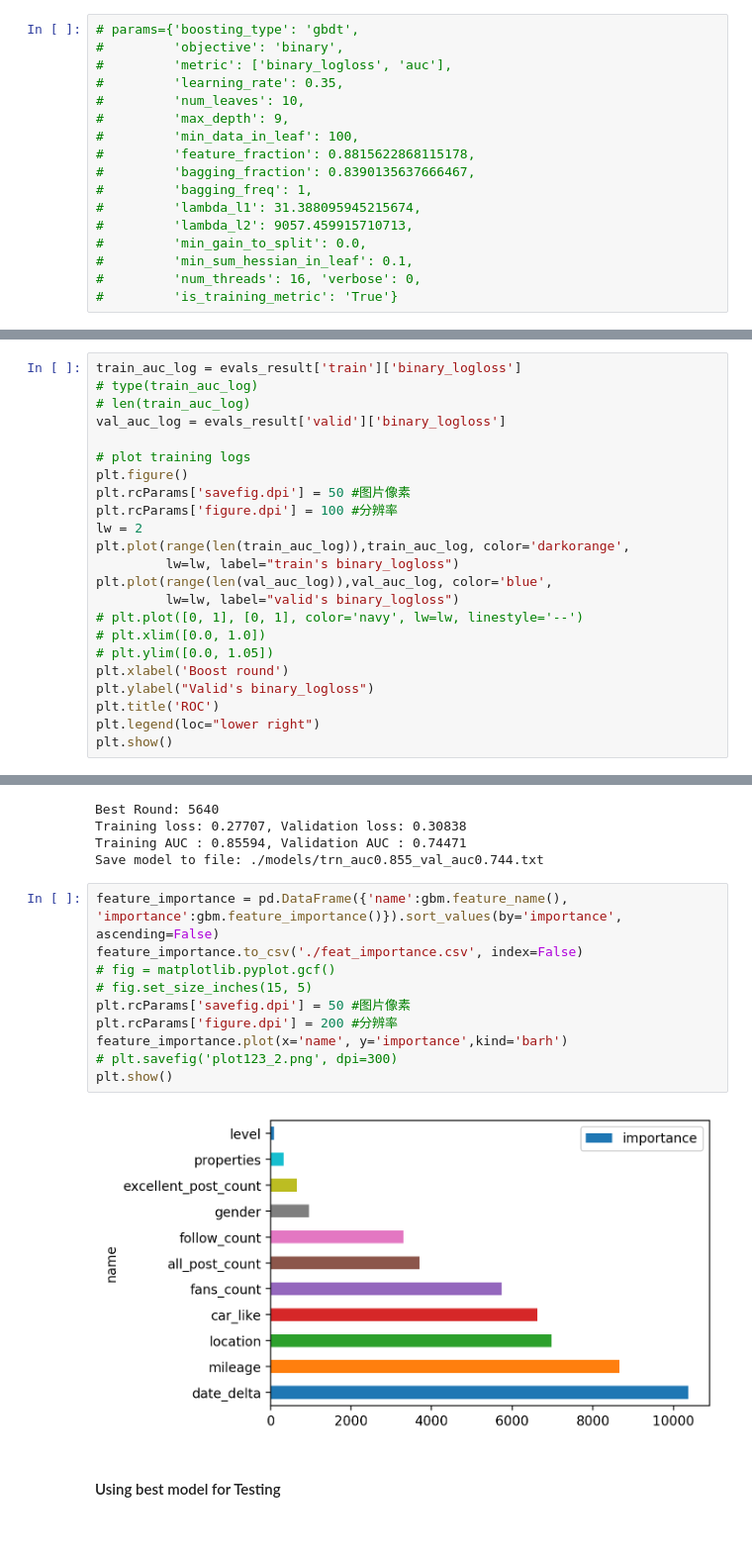
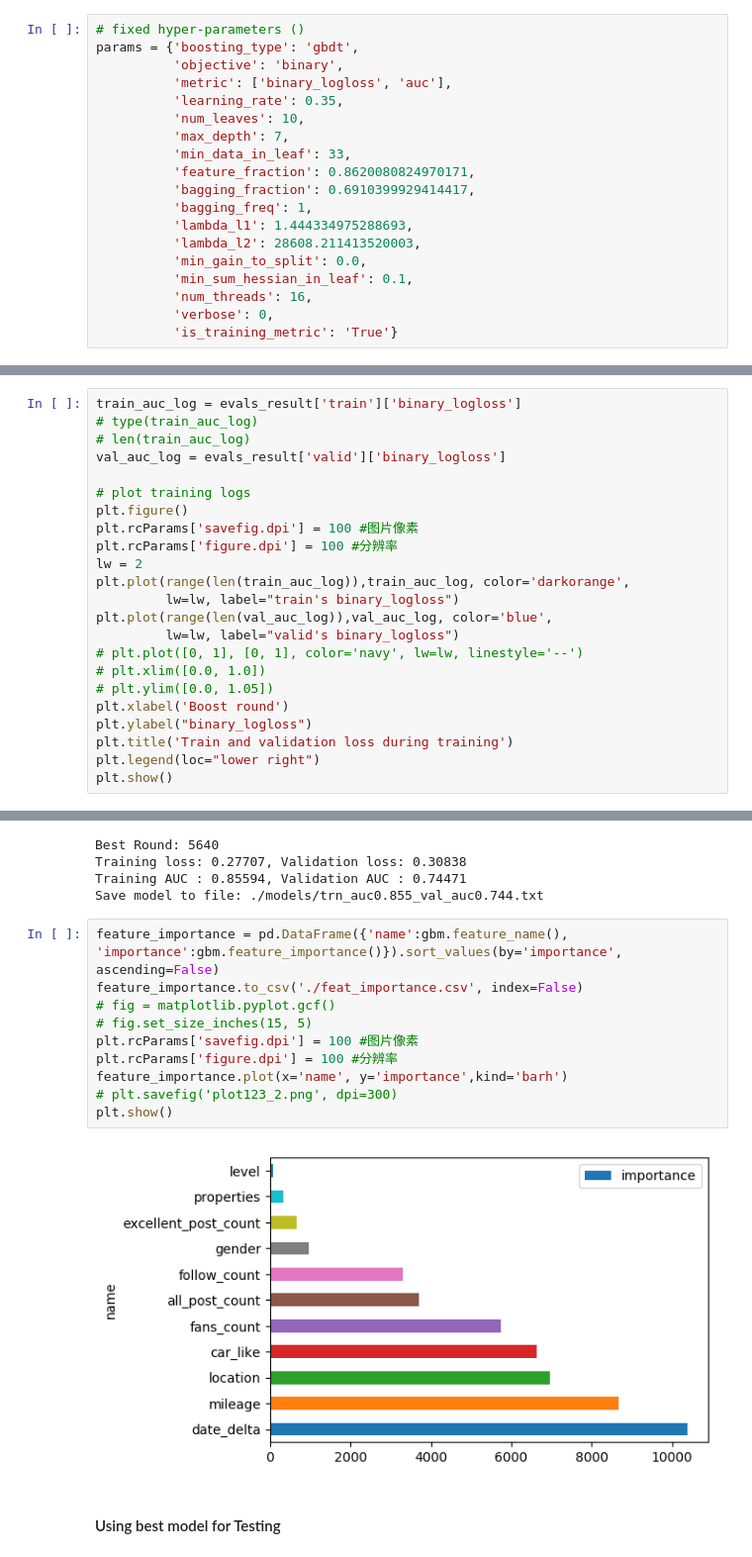
Before and after one commit to pierrelzw/JLR-Prediction, a Jupyter notebook: 3_2_jlr_classification_11feats.ipynb, the cells around one changed output, grey strips where cells are left out. Shown at 99% size. Drawn from its saved outputs; the diff is of its cells as text; blank space fills up the shorter version.

```diff
--- a/3_2_jlr_classification_11feats.ipynb
+++ b/3_2_jlr_classification_11feats.ipynb
@@ -219,17 +212,19 @@ Hyper-parameters:
 # %%
-# params={'boosting_type': 'gbdt',
-#         'objective': 'binary',
-#         'metric': ['binary_logloss', 'auc'],
-#         'learning_rate': 0.35,
-#         'num_leaves': 10,
-#         'max_depth': 9,
-#         'min_data_in_leaf': 100,
-#         'feature_fraction': 0.8815622868115178,
-#         'bagging_fraction': 0.8390135637666467,
-#         'bagging_freq': 1,
-#         'lambda_l1': 31.388095945215674,
-#         'lambda_l2': 9057.459915710713,
-#         'min_gain_to_split': 0.0,
-#         'min_sum_hessian_in_leaf': 0.1,
-#         'num_threads': 16, 'verbose': 0,
-#         'is_training_metric': 'True'}
+# fixed hyper-parameters ()
+params = {'boosting_type': 'gbdt',
+          'objective': 'binary',
+          'metric': ['binary_logloss', 'auc'],
+          'learning_rate': 0.35,
+          'num_leaves': 10,
+          'max_depth': 7,
+          'min_data_in_leaf': 33,
+          'feature_fraction': 0.8620080824970171,
+          'bagging_fraction': 0.6910399929414417,
+          'bagging_freq': 1,
+          'lambda_l1': 1.444334975288693,
+          'lambda_l2': 28608.211413520003,
+          'min_gain_to_split': 0.0,
+          'min_sum_hessian_in_leaf': 0.1,
+          'num_threads': 16,
+          'verbose': 0,
+          'is_training_metric': 'True'}
@@ -274,7 +269,7 @@ val_auc_log = evals_result['valid']['binary_logloss']
 
 # plot training logs
 plt.figure()
-plt.rcParams['savefig.dpi'] = 50 #图片像素
+plt.rcParams['savefig.dpi'] = 100 #图片像素
 plt.rcParams['figure.dpi'] = 100 #分辨率
 lw = 2
 plt.plot(range(len(train_auc_log)),train_auc_log, color='darkorange',
@@ -285,8 +280,8 @@ plt.plot(range(len(val_auc_log)),val_auc_log, color='blue',
 # plt.xlim([0.0, 1.0])
 # plt.ylim([0.0, 1.05])
 plt.xlabel('Boost round')
-plt.ylabel("Valid's binary_logloss")
-plt.title('ROC')
+plt.ylabel("binary_logloss")
+plt.title('Train and validation loss during training')
 plt.legend(loc="lower right")
 plt.show()
 # %% [output]
@@ -315,15 +310,15 @@ Save model to file: ./models/trn_auc0.855_val_auc0.744.txt
 # %%
 feature_importance = pd.DataFrame({'name':gbm.feature_name(), 'importance':gbm.feature_importance()}).sort_values(by='importance', ascending=False)
 feature_importance.to_csv('./feat_importance.csv', index=False)
 # fig = matplotlib.pyplot.gcf()
 # fig.set_size_inches(15, 5)
-plt.rcParams['savefig.dpi'] = 50 #图片像素
-plt.rcParams['figure.dpi'] = 200 #分辨率
+plt.rcParams['savefig.dpi'] = 100 #图片像素
+plt.rcParams['figure.dpi'] = 100 #分辨率
 feature_importance.plot(x='name', y='importance',kind='barh')
 # plt.savefig('plot123_2.png', dpi=300)
 plt.show()
 # %% [output]
-[figure, old version]
+[figure, new version]
 # %% [markdown]
 #### Using best model for Testing
 # %%
```
Also changed, not shown: parts of 18 cells of this notebook, 33 other files.
